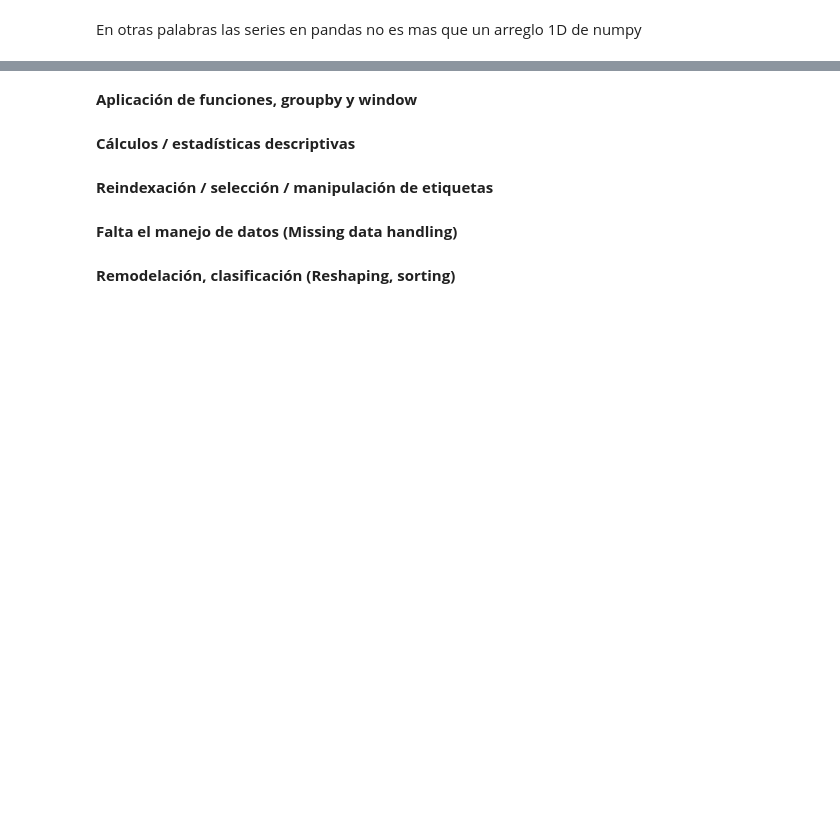
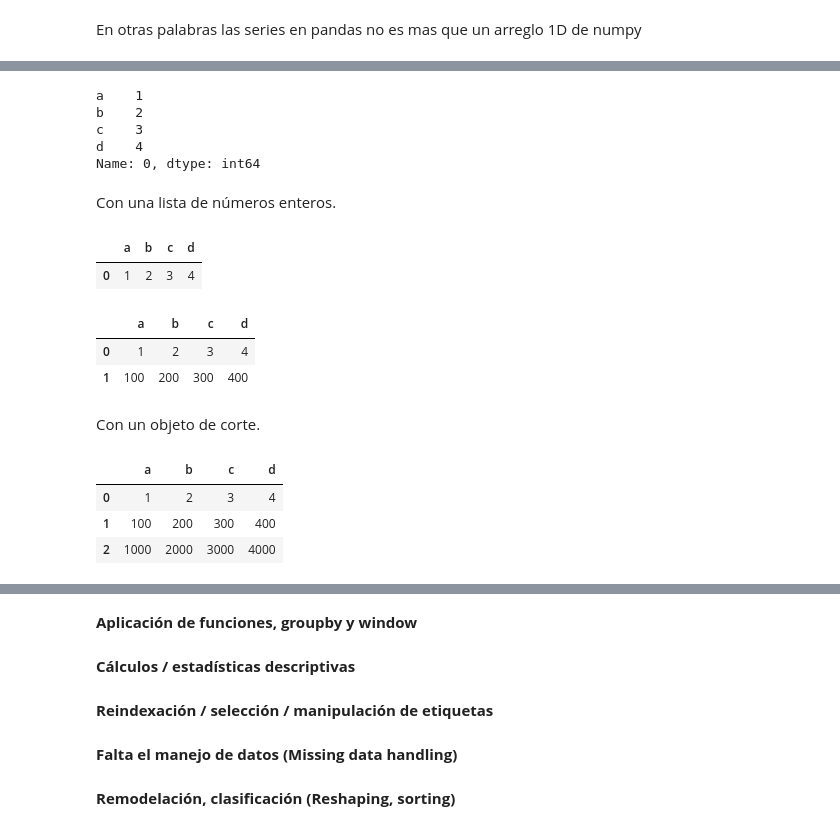
Before and after one commit to andresprogramacion123/ALL-Programacion, a Jupyter notebook: Python/Pandas.ipynb, the cells around one changed output, grey strips where cells are left out. Saved outputs shown, nothing was run; the diff lists cells and outputs as text; code cells hidden in the pictures; blank space fills up the shorter version.

```diff
--- a/Python/Pandas.ipynb
+++ b/Python/Pandas.ipynb
@@ -339,0 +632,31 @@ dtype: float64
+# %%
+type(df.iloc[0])
+df.iloc[0]
+# %% [output]
+a    1
+b    2
+c    3
+d    4
+Name: 0, dtype: int64
+# %% [markdown]
+Con una lista de números enteros.
+# %%
+df.iloc[[0]]
+# %% [output]
+|  | a | b | c | d |
+| 0 | 1 | 2 | 3 | 4 |
+# %%
+df.iloc[[0, 1]]
+# %% [output]
+|  | a | b | c | d |
+| 0 | 1 | 2 | 3 | 4 |
+| 1 | 100 | 200 | 300 | 400 |
+# %% [markdown]
+Con un objeto de corte.
+# %%
+df.iloc[:3]
+# %% [output]
+|  | a | b | c | d |
+| 0 | 1 | 2 | 3 | 4 |
+| 1 | 100 | 200 | 300 | 400 |
+| 2 | 1000 | 2000 | 3000 | 4000 |
```
Also changed, not shown: parts of 137 cells of this notebook, 13 other files.
